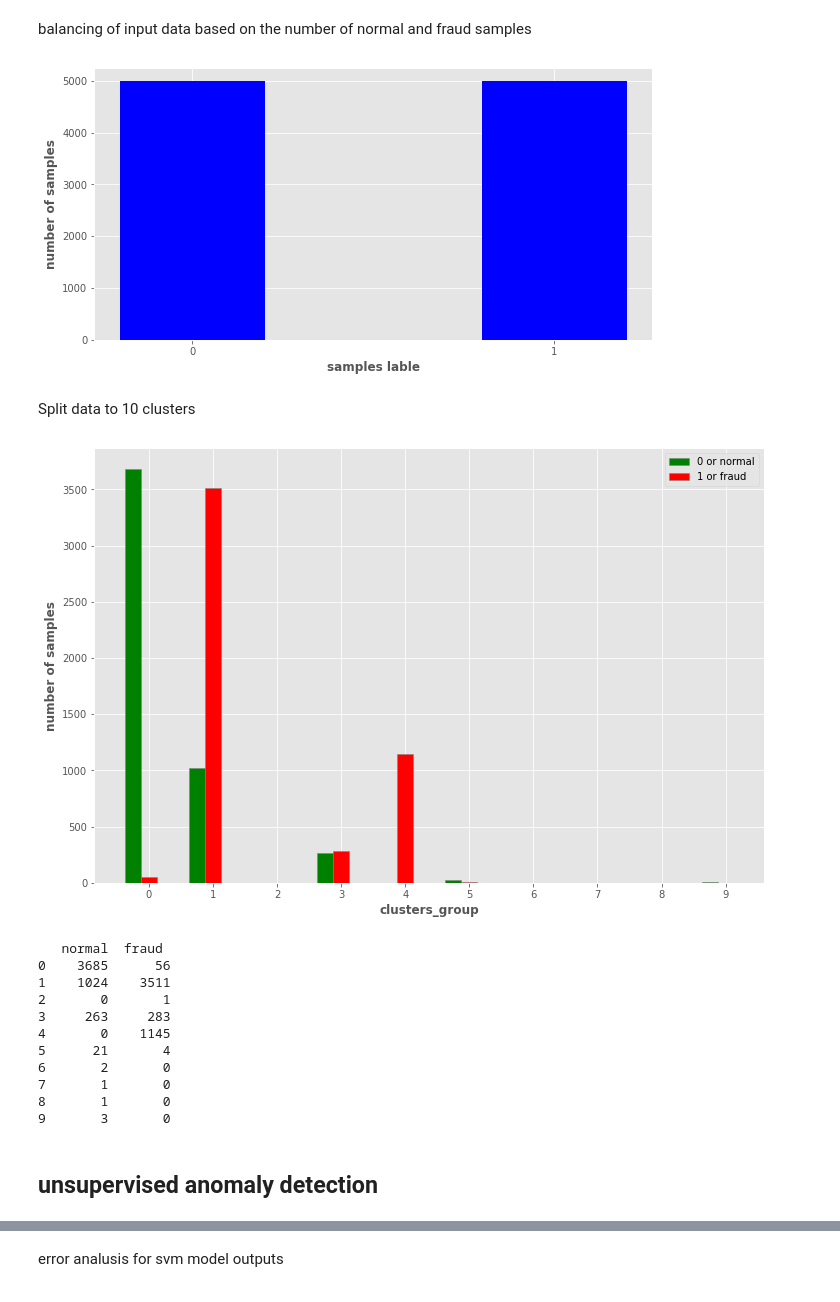
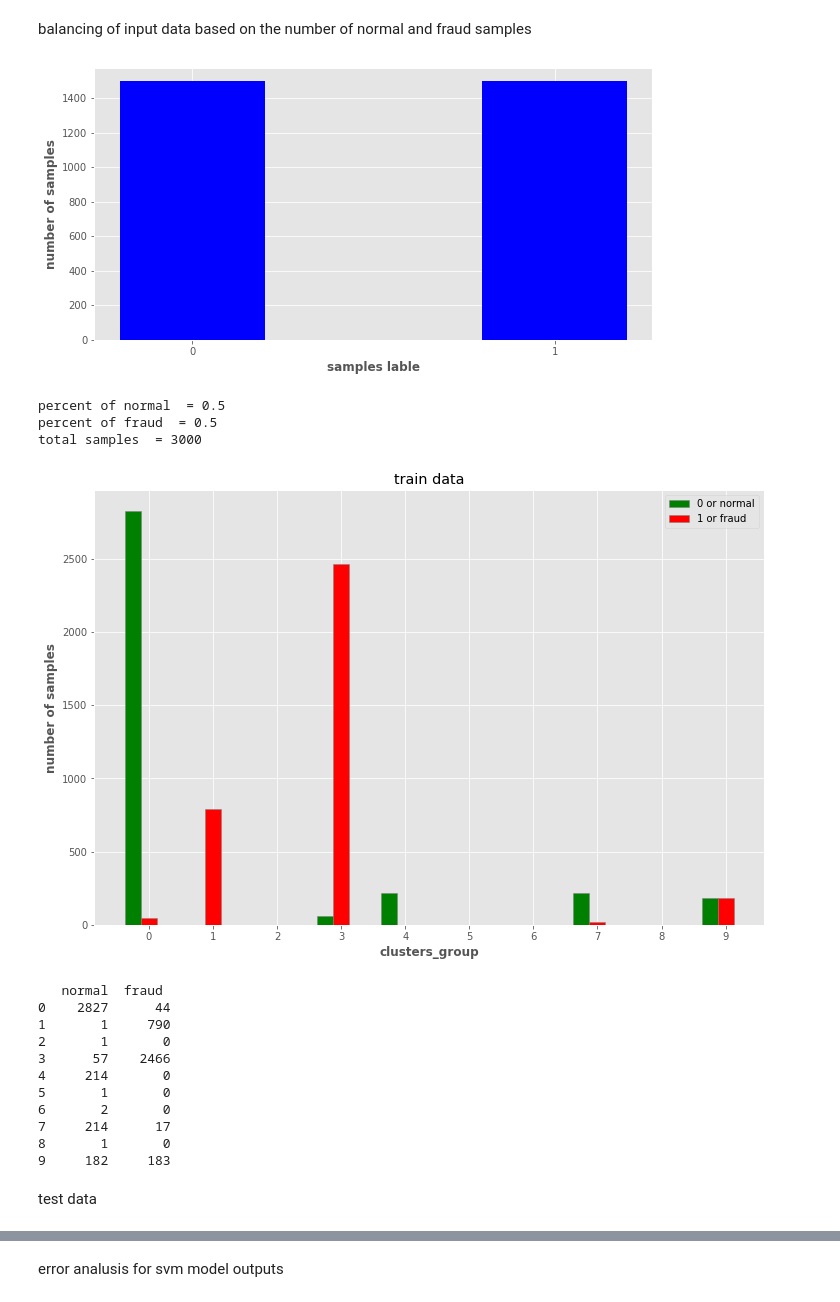
Before and after one commit to navid-finra/finra2, a Jupyter notebook: imp/finra.ipynb, the cells around one changed output, grey strips where cells are left out. Saved outputs shown, nothing was run; the diff lists cells and outputs as text; code cells hidden in the pictures.

```diff
--- a/imp/finra.ipynb
+++ b/imp/finra.ipynb
@@ -118,3 +122,5 @@ plt.show()
 ## Balance check & Split data to 10 clusters
 # %% [markdown]
 Balance check
+# %%
+x_train, x_test, y_train, y_test = train_test_split(features_df1, label_df, train_size = 0.7, random_state = 42)
@@ -121,14 +129,16 @@ Balance check
 # %%
-target = label_df.tolist()
+target = y_train.tolist()
 target_counter = []
 for i in range(2):
     counter = target.count(i)
     target_counter.append(counter)
 fig = plt.figure(figsize = (10, 5))
 numbers = ['0','1']
-# creating the bar plot
 plt.bar(numbers, target_counter, color ='blue', width = 0.4)
 plt.xlabel("samples lable", fontweight ='bold')
 plt.ylabel("number of samples", fontweight ='bold')
 plt.show()
+print(f"percent of normal  = {target_counter[0]/len(target)}")
+print(f"percent of fraud  = {target_counter[1]/len(target)}")
+print(f"total samples  = {len(target)}")
 # %% [output]
@@ -136,77 +282,84 @@ plt.show()
 # %% [markdown]
 balancing of input data based on the number of normal and fraud samples
+# %%
+features_df1['target'] = label_df
+df_normal_user = features_df1[features_df1.target == 0]
+df_fraud_user = features_df1[features_df1.target == 1]
+df_normal_user = df_normal_user.sample(n = 5000)
+df_fraud_user = df_fraud_user.sample(n = 5000)
+balanced_df = pd.concat([df_normal_user, df_fraud_user], axis=0)
+balanced_df = balanced_df.sample(frac=1).reset_index(drop=True)
+x_balanced = balanced_df.drop('target', axis=1)
+y_balanced = balanced_df.target
+x_train_b, x_test_b, y_train_b, y_test_b = train_test_split(x_balanced, y_balanced, train_size = 0.7,
+                                                    random_state = 42, stratify = y_balanced)
 # %%
-features_df1['target'] = target
-df_normal_user = features_df1[features_df1.target == 0]
-df_fraud_user = features_df1[features_df1.target == 1]
-#df_fraud_user_balanced = df_fraud_user.sample(n = len(df_normal_user))
-df_normal_user = df_normal_user.sample(n = 5000)
-df_fraud_user = df_fraud_user.sample(n = 5000)
-features = pd.concat([df_normal_user, df_fraud_user], axis=0)
-features = features.sample(frac=1).reset_index(drop=True)
-
-target = features.target.tolist()
+target = y_test_b.tolist()
 target_counter = []
 for i in range(2):
     counter = target.count(i)
     target_counter.append(counter)
 fig = plt.figure(figsize = (10, 5))
 numbers = ['0','1']
-# creating the bar plot
 plt.bar(numbers, target_counter, color ='blue', width = 0.4)
 plt.xlabel("samples lable", fontweight ='bold')
 plt.ylabel("number of samples", fontweight ='bold')
 plt.show()
+print(f"percent of normal  = {target_counter[0]/len(target)}")
+print(f"percent of fraud  = {target_counter[1]/len(target)}")
+print(f"total samples  = {len(target)}")
 # %% [output]
-[figure, old version]
+[figure, new version]
+percent of normal  = 0.5
+percent of fraud  = 0.5
+total samples  = 3000
-# %% [markdown]
-Split data to 10 clusters
 # %%
-data = np.array(features).reshape(-1, features.shape[1])
+df_train_b = pd.concat([x_train_b, y_train_b], axis=1)
+data = np.array(x_train_b).reshape(-1, x_train_b.shape[1])
 km = KMeans(n_clusters = 10,
             init = 'k-means++',
             max_iter = 300,
             n_init = 10,
             random_state = 42)
 
-features['cluster_group'] = km.fit_predict(data).tolist()
+df_train_b['cluster_group'] = km.fit_predict(data).tolist()
 df_zero = []
 df_one = []
 nember_of_cluster = 10
 for i in range(nember_of_cluster):
-    df_1 = features[features['cluster_group']==i]
+    df_1 = df_train_b[df_train_b['cluster_group']==i]
     df_1_list = df_1['target'].tolist()
     df_zero.append(df_1_list.count(0))
     df_one.append(df_1_list.count(1))
 
 barWidth = 0.25
 fig = plt.subplots(figsize =(12, 8))
 br1 = np.arange(len(df_zero))
 br2 = [x + barWidth for x in br1]
 # Make the plot
 plt.bar(br1, df_zero, color ='g', width = barWidth,
         edgecolor ='grey', label ='0 or normal')
 plt.bar(br2, df_one, color ='r', width = barWidth,
         edgecolor ='grey', label ='1 or fraud')
 lst = [i for i in range(0,10)]
 plt.xlabel('clusters_group', fontweight ='bold')
 plt.ylabel('number of samples', fontweight ='bold')
 plt.xticks([r + barWidth for r in range(len(df_zero))],lst)
 plt.legend()
+plt.title("train data")
 plt.show()
 print(pd.DataFrame({'normal' : df_zero, 'fraud ' : df_one}))
+train_fruad = pd.DataFrame(df_one)/sum(df_one)
 # %% [output]
-[figure, old version]
+[figure, new version]
    normal  fraud
-0    3685      56
-1    1024    3511
-2       0       1
-3     263     283
-4       0    1145
-5      21       4
+0    2827      44
+1       1     790
+2       1       0
+3      57    2466
+4     214       0
+5       1       0
 6       2       0
-7       1       0
+7     214      17
 8       1       0
-9       3       0
+9     182     183
-# %% [markdown]
-## unsupervised anomaly detection
@@ -218,0 +366,2 @@ from sklearn.metrics import confusion_matrix, roc_auc_score, roc_curve
+# %% [markdown]
+test data
```
Also changed, not shown: parts of 33 cells of this notebook.
